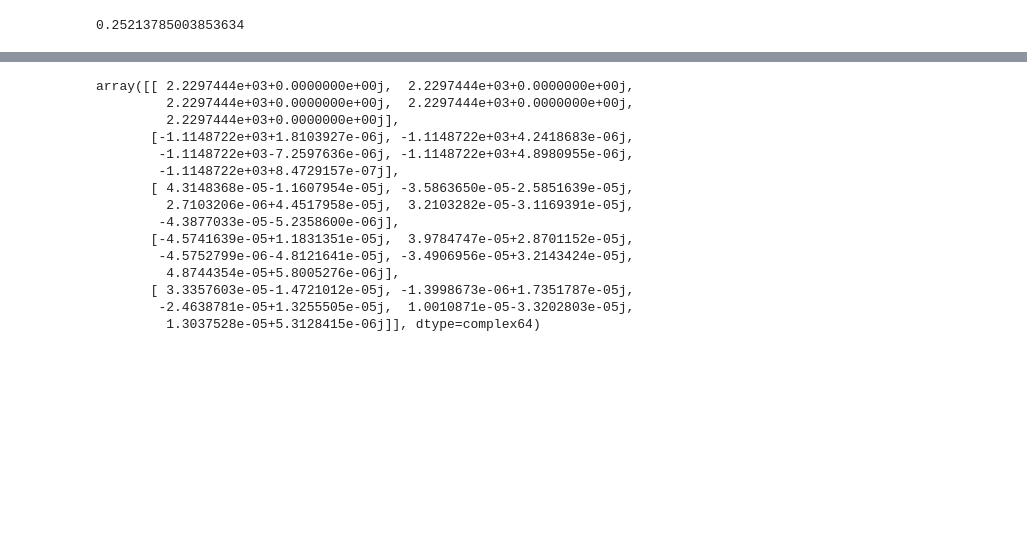
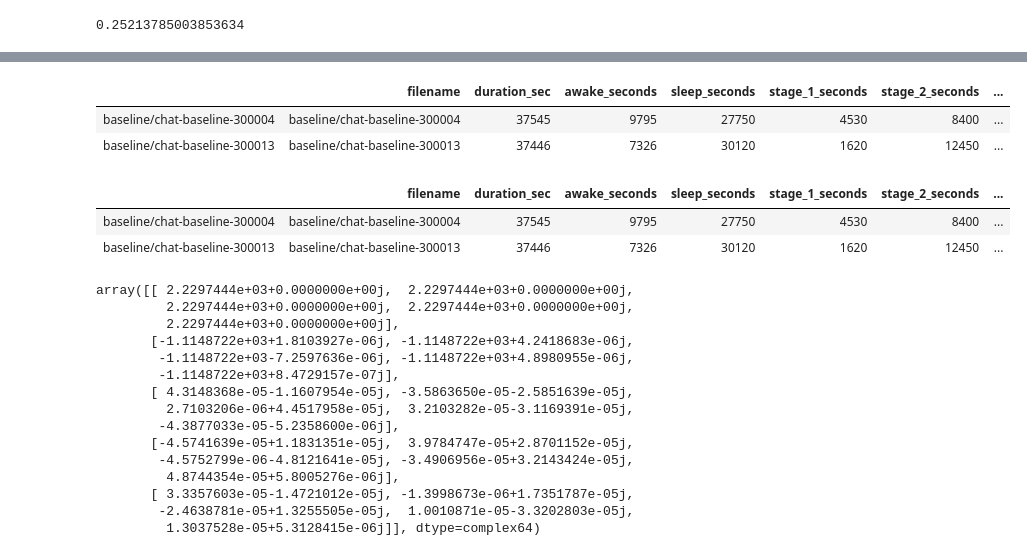
Before and after one commit to jonathanbranam/aisdb, a Jupyter notebook: FirstReadEDF.ipynb, the cells around one changed output, grey strips where cells are left out. Cells and saved outputs as stored; diff of their text form; code cells hidden in the pictures; blank space fills up the shorter version.

```diff
--- a/FirstReadEDF.ipynb
+++ b/FirstReadEDF.ipynb
@@ -434,3 +818,15 @@ Wall time: 9.12 s
+# %%
+results_df
+# %% [output]
+|  | filename | duration_sec | awake_seconds | sleep_seconds | stage_1_seconds | stage_2_seconds | ... |
+| baseline/chat-baseline-300004 | baseline/chat-baseline-300004 | 37545 | 9795 | 27750 | 4530 | 8400 | ... |
+| baseline/chat-baseline-300013 | baseline/chat-baseline-300013 | 37446 | 7326 | 30120 | 1620 | 12450 | ... |
+# %%
+results_df_orig
+# %% [output]
+|  | filename | duration_sec | awake_seconds | sleep_seconds | stage_1_seconds | stage_2_seconds | ... |
+| baseline/chat-baseline-300004 | baseline/chat-baseline-300004 | 37545 | 9795 | 27750 | 4530 | 8400 | ... |
+| baseline/chat-baseline-300013 | baseline/chat-baseline-300013 | 37446 | 7326 | 30120 | 1620 | 12450 | ... |
 # %%
 import librosa
 abd_stft = librosa.stft(sigs[0], n_fft=512, win_length=512)
```
Also changed, not shown: parts of 42 cells of this notebook, 2 other files.
